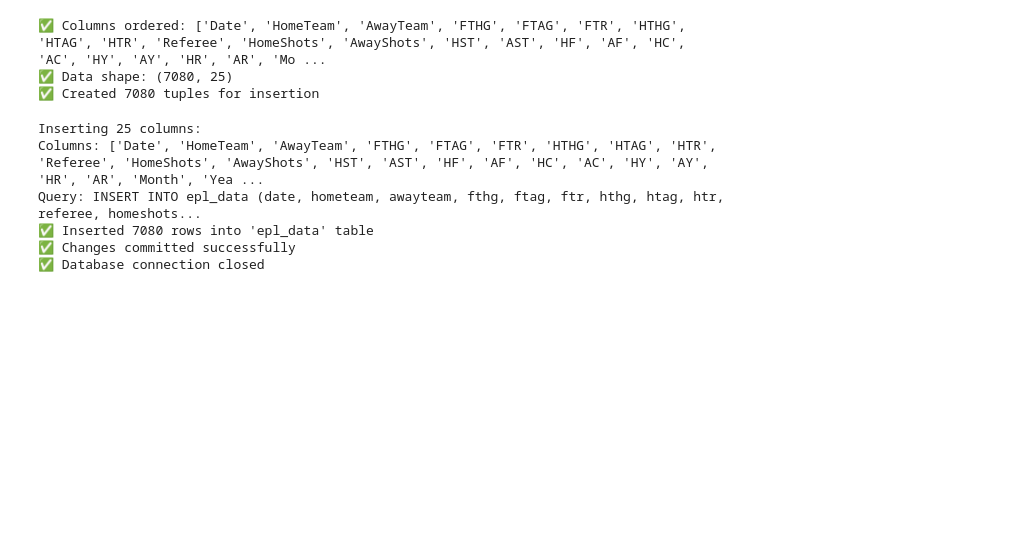
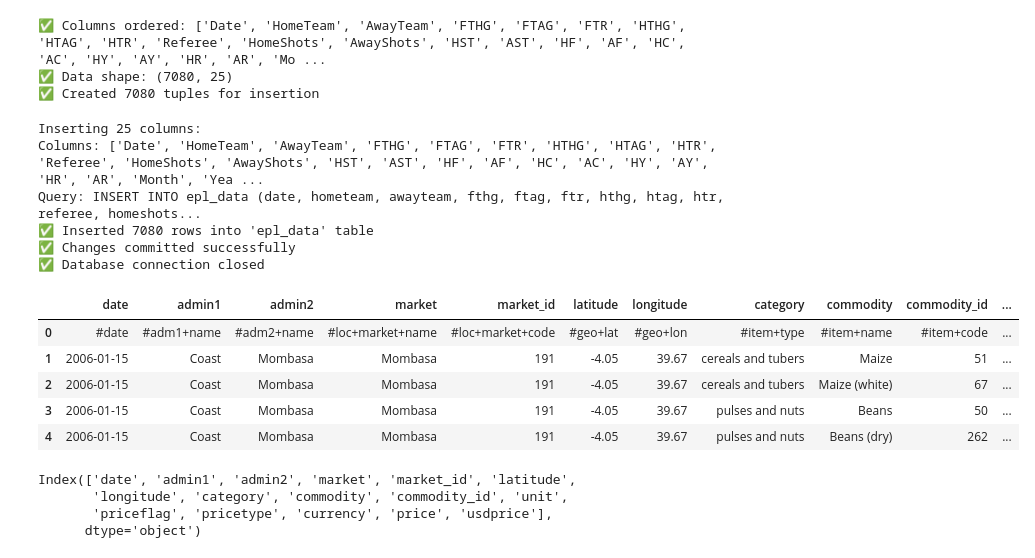
Before and after one commit to Jnyambok/Soca-Scores, a Jupyter notebook: experiments/notebooks/data_cleaning.ipynb, the cells around one changed output. Drawn from its saved outputs; the diff is of its cells as text; code cells hidden in the pictures; blank space fills up the shorter version.

Commit message:
(chore) -Added aditional epl data

```diff
--- a/experiments/notebooks/data_cleaning.ipynb
+++ b/experiments/notebooks/data_cleaning.ipynb
@@ -1046,3 +1046,22 @@ Query: INSERT INTO epl_data (date, hometeam, awayteam, fthg, ftag, ftr, hthg, ht
         print("Data Cleaning:Step 3: Enforcing data types.......âœ…")
         logging.info("Data Cleaning:Step 3: Enforcing data types.......DONEâœ…")
         return enhanced_data_with_no_nulls_v2
+# %%
+csv_file = "C:\\Users\\juliu\\Downloads\\wfp_food_prices_ken 2.csv"
+import pandas as pd
+one_data = pd.read_csv(csv_file,skiprows=0)
+one_data.head()
+# %% [output]
+|  | date | admin1 | admin2 | market | market_id | latitude | longitude | category | commodity | commodity_id | ... |
+| 0 | #date | #adm1+name | #adm2+name | #loc+market+name | #loc+market+code | #geo+lat | #geo+lon | #item+type | #item+name | #item+code | ... |
+| 1 | 2006-01-15 | Coast | Mombasa | Mombasa | 191 | -4.05 | 39.67 | cereals and tubers | Maize | 51 | ... |
+| 2 | 2006-01-15 | Coast | Mombasa | Mombasa | 191 | -4.05 | 39.67 | cereals and tubers | Maize (white) | 67 | ... |
+| 3 | 2006-01-15 | Coast | Mombasa | Mombasa | 191 | -4.05 | 39.67 | pulses and nuts | Beans | 50 | ... |
+| 4 | 2006-01-15 | Coast | Mombasa | Mombasa | 191 | -4.05 | 39.67 | pulses and nuts | Beans (dry) | 262 | ... |
+# %%
+one_data.columns
+# %% [output]
+Index(['date', 'admin1', 'admin2', 'market', 'market_id', 'latitude',
+       'longitude', 'category', 'commodity', 'commodity_id', 'unit',
+       'priceflag', 'pricetype', 'currency', 'price', 'usdprice'],
+      dtype='object')
```
Also changed, not shown: parts of 2 cells of this notebook, 7 other files.
